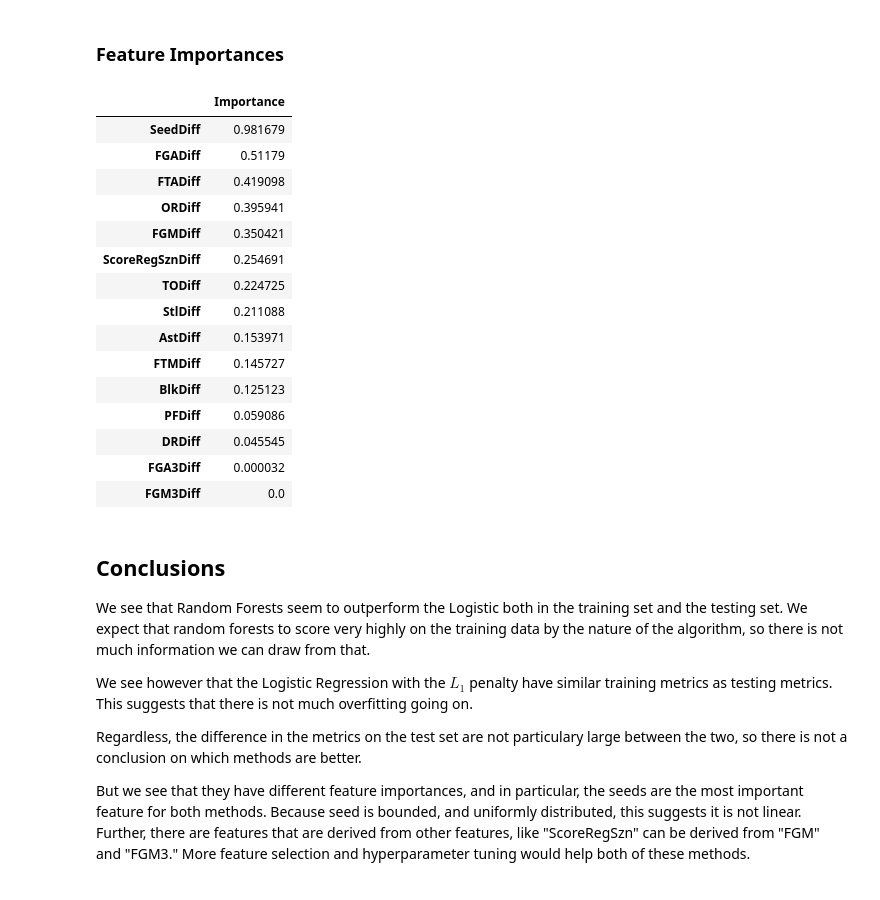
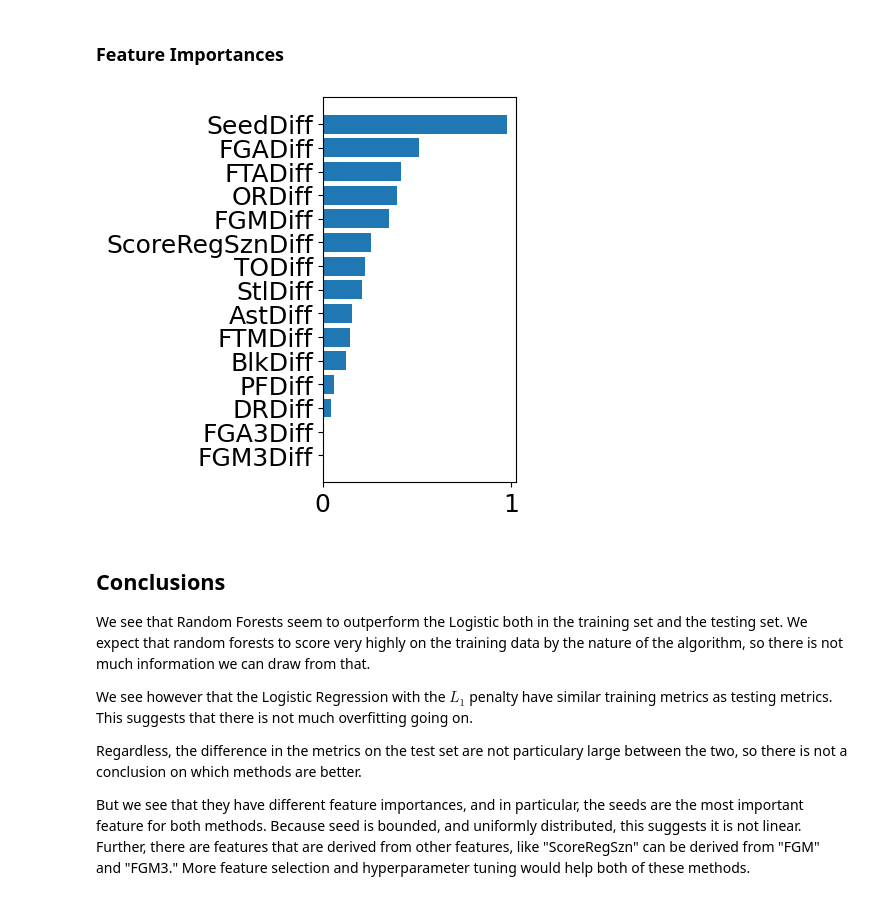
Before and after one commit to Eurcrue/data602-project, a Jupyter notebook: Part3.ipynb, the cells around one changed output. Cells and saved outputs as stored; diff of their text form; code cells hidden in the pictures.

```diff
--- a/Part3.ipynb
+++ b/Part3.ipynb
@@ -233,24 +233,16 @@ weighted avg       0.70      0.70      0.70      1315
 # %%
 imp_df = pd.DataFrame(columns = ['Importance'], index = X_train.columns)
 imp_df.loc[:, 'Importance'] = np.abs(lr.coef_)
-imp_df.sort_values(by = 'Importance', ascending = False)
+imp_df = imp_df.sort_values(by = 'Importance', ascending = True)
-# %% [output]
-|  | Importance |
-| SeedDiff | 0.981679 |
-| FGADiff | 0.51179 |
-| FTADiff | 0.419098 |
-| ORDiff | 0.395941 |
-| FGMDiff | 0.350421 |
-| ScoreRegSznDiff | 0.254691 |
-| TODiff | 0.224725 |
-| StlDiff | 0.211088 |
-| AstDiff | 0.153971 |
-| FTMDiff | 0.145727 |
-| BlkDiff | 0.125123 |
-| PFDiff | 0.059086 |
-| DRDiff | 0.045545 |
-| FGA3Diff | 0.000032 |
-| FGM3Diff | 0.0 |
+# %%
+import matplotlib.pyplot as plt
+
+plt.figure(figsize = (2.5,5))
+plt.barh(imp_df.index, imp_df['Importance'])
+plt.rcParams['font.size'] = 18
+plt.show()
+# %% [output]
+[figure, added]
 # %% [markdown]
 ## Conclusions
 
```
Also changed, not shown: parts of 1 cell of this notebook, 1 other file.
